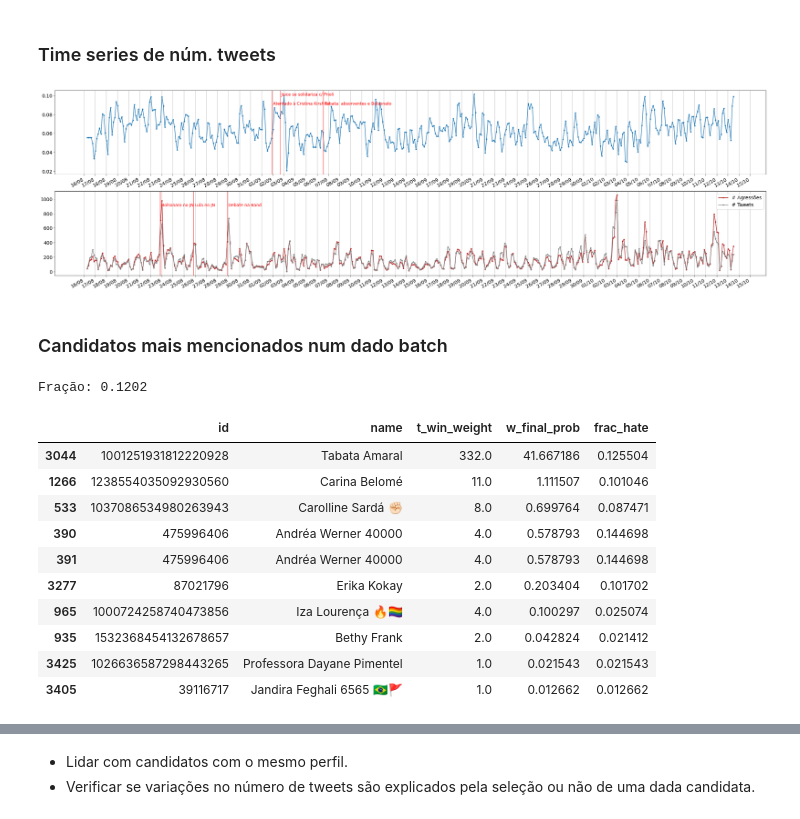
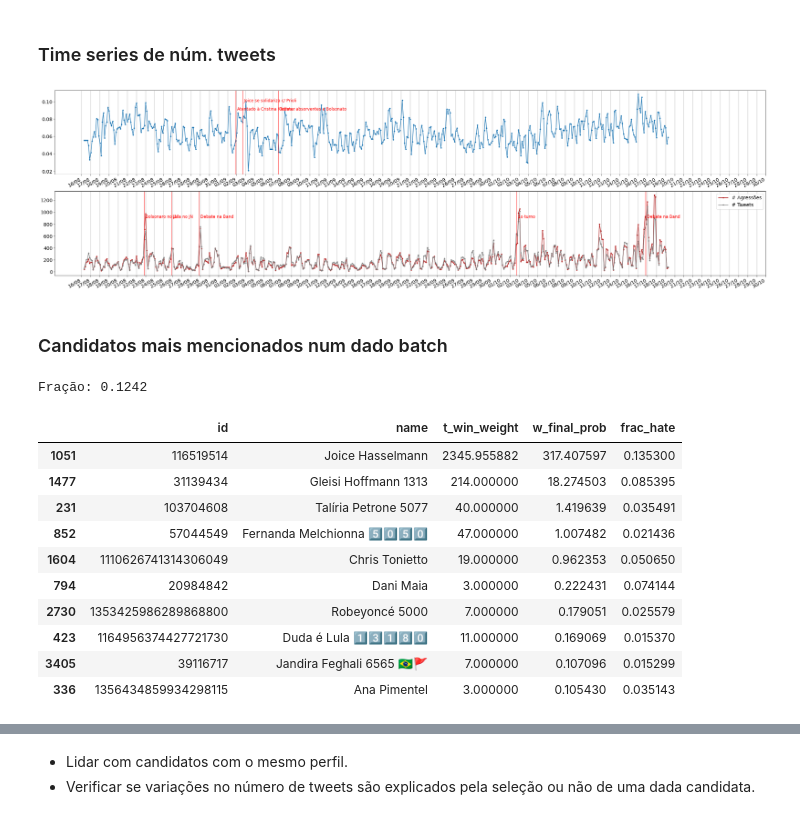
Before and after one commit to cewebbr/violentometro, a Jupyter notebook: analises/50_analise_estatistica_violencia_twitter.ipynb, the cells around one changed output, grey strips where cells are left out. Drawn from its saved outputs; the diff is of its cells as text; code cells hidden in the pictures.

```diff
--- a/analises/50_analise_estatistica_violencia_twitter.ipynb
+++ b/analises/50_analise_estatistica_violencia_twitter.ipynb
@@ -238,7 +238,7 @@ pl.show()
 # %% [markdown]
 ### Time series de núm. tweets
 # %%
-days = pd.date_range('2022-08-16', '2022-10-15')
+days = pd.date_range('2022-08-16', '2022-10-30')
 
 pl.figure(figsize=(30,12))
 
@@ -248,38 +248,41 @@ pl.xticks(days, days.strftime('%d/%m'))
 pl.grid(axis='x')
 pl.tick_params(labelsize=14)
 
 landmark('2022-09-01 22:00:00', 'Atentado à Cristina Kirshner', 0.09)
 landmark('2022-09-02 15:30:00', 'Joice se solidariza c/ Prioli', 0.10)
 landmark('2022-09-06 13:00:00', 'Tabata: absorventes e Bolsonato', 0.09)
 
 pl.subplot(3,1,2)
 capture_df['final_n_hate'].fillna(0).rolling(2).mean().plot(marker='.', label='# Agressões', color='firebrick')
 pl.xticks(days, days.strftime('%d/%m'))
 pl.grid(axis='x')
 pl.tick_params(labelsize=14)
 
 fac = capture_df['final_n_hate'].sum() / capture_df['final_n_tweets'].sum()
 
 (capture_df['final_n_tweets'] * fac).fillna(0).rolling(2).mean().plot(marker='.', label='# Tweets', color='gray')
 pl.xticks(days, days.strftime('%d/%m'))
 pl.grid(axis='x')
 pl.tick_params(labelsize=14)
 
 
 landmark('2022-08-22 20:30:00', 'Bolsonaro no JN', 900)
 landmark('2022-08-25 20:30:00', 'Lula no JN', 900)
 landmark('2022-08-28 21:00:00', 'Debate na Band', 900)
+landmark('2022-10-02 17:00:00', '1o turno', 900)
+landmark('2022-10-16 20:00:00', 'Debate na Band', 900)
+
 
 pl.legend(fontsize=14)
 pl.tight_layout()
 #pl.savefig('plots/n_agressoes_por_batch_2022-08-30.png')
 pl.show()
 # %% [output]
-[figure, old version]
+[figure, new version]
 # %% [markdown]
 ### Candidatos mais mencionados num dado batch
 # %%
-check_time = '2022-09-07 06:30:00'
+check_time = '2022-10-05 12:30:00'
 print('Fração: {:.4f}'.format((capture_df['final_n_hate'] / capture_df['final_n_tweets'])[check_time]))
 tweet_counts = selection_df.loc[selection_df['batch_time'] == check_time].groupby('batch_user')['t_win_weight'].sum()
 hate_counts  = selection_df.loc[selection_df['batch_time'] == check_time].groupby('batch_user')['w_final_prob'].sum()
@@ -287,16 +290,16 @@ joined_df    = target_df.join(tweet_counts, on='id', how='inner').join(hate_coun
 joined_df['frac_hate'] = joined_df['w_final_prob'] / joined_df['t_win_weight']
 joined_df
 # %% [output]
-Fração: 0.1202
+Fração: 0.1242
 |  | id | name | t_win_weight | w_final_prob | frac_hate |
-| 3044 | 1001251931812220928 | Tabata Amaral | 332.0 | 41.667186 | 0.125504 |
-| 1266 | 1238554035092930560 | Carina Belomé | 11.0 | 1.111507 | 0.101046 |
-| 533 | 1037086534980263943 | Carolline Sardá ✊🏻 | 8.0 | 0.699764 | 0.087471 |
-| 390 | 475996406 | Andréa Werner 40000 | 4.0 | 0.578793 | 0.144698 |
-| 391 | 475996406 | Andréa Werner 40000 | 4.0 | 0.578793 | 0.144698 |
-| 3277 | 87021796 | Erika Kokay | 2.0 | 0.203404 | 0.101702 |
-| 965 | 1000724258740473856 | Iza Lourença 🔥🏳️‍🌈 | 4.0 | 0.100297 | 0.025074 |
-| 935 | 1532368454132678657 | Bethy Frank | 2.0 | 0.042824 | 0.021412 |
-| 3425 | 1026636587298443265 | Professora Dayane Pimentel | 1.0 | 0.021543 | 0.021543 |
-| 3405 | 39116717 | Jandira Feghali 6565 🇧🇷🚩 | 1.0 | 0.012662 | 0.012662 |
+| 1051 | 116519514 | Joice Hasselmann | 2345.955882 | 317.407597 | 0.135300 |
+| 1477 | 31139434 | Gleisi Hoffmann 1313 | 214.000000 | 18.274503 | 0.085395 |
+| 231 | 103704608 | Talíria Petrone 5077 | 40.000000 | 1.419639 | 0.035491 |
+| 852 | 57044549 | Fernanda Melchionna 5️⃣0️⃣5️⃣0️⃣ | 47.000000 | 1.007482 | 0.021436 |
+| 1604 | 1110626741314306049 | Chris Tonietto | 19.000000 | 0.962353 | 0.050650 |
+| 794 | 20984842 | Dani Maia | 3.000000 | 0.222431 | 0.074144 |
+| 2730 | 1353425986289868800 | Robeyoncé 5000 | 7.000000 | 0.179051 | 0.025579 |
+| 423 | 1164956374427721730 | Duda é Lula 1️⃣3️⃣1️⃣8️⃣0️⃣ | 11.000000 | 0.169069 | 0.015370 |
+| 3405 | 39116717 | Jandira Feghali 6565 🇧🇷🚩 | 7.000000 | 0.107096 | 0.015299 |
+| 336 | 1356434859934298115 | Ana Pimentel | 3.000000 | 0.105430 | 0.035143 |
 # %%
```
Also changed, not shown: parts of 9 cells of this notebook, 7 other files.
